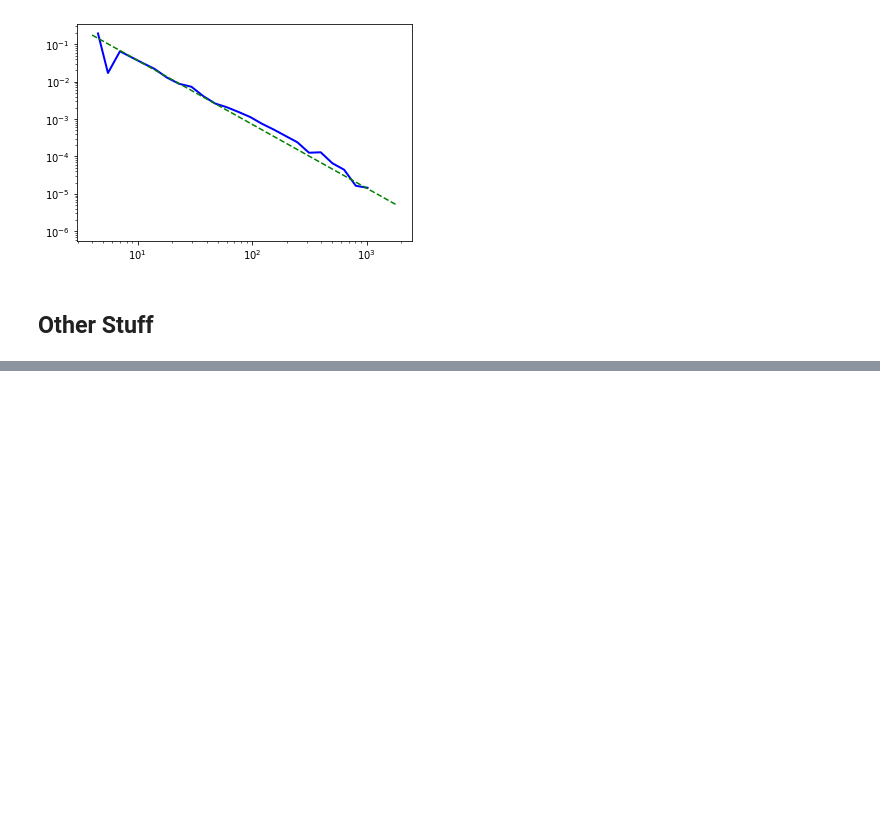
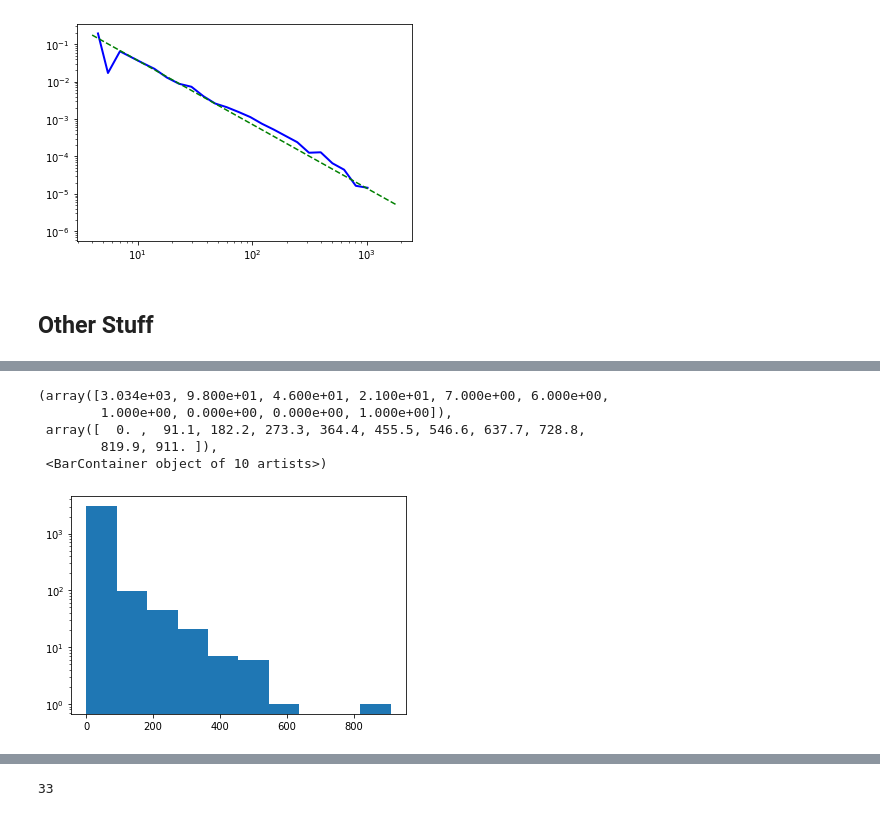
Before and after one commit to NicolaClark/TGNAP2021, a Jupyter notebook: notebooks/Main notebook.ipynb, the cells around one changed output, grey strips where cells are left out. Drawn from its saved outputs; the diff is of its cells as text; code cells hidden in the pictures; blank space fills up the shorter version.

```diff
--- a/notebooks/Main notebook.ipynb
+++ b/notebooks/Main notebook.ipynb
@@ -372,0 +411,9 @@ unique_equipment.to_csv("../network/planes.csv", sep='\t',index=False)
+# %%
+plt.hist(mininout,log=True)
+# %% [output]
+(array([3.034e+03, 9.800e+01, 4.600e+01, 2.100e+01, 7.000e+00, 6.000e+00,
+        1.000e+00, 0.000e+00, 0.000e+00, 1.000e+00]),
+ array([  0. ,  91.1, 182.2, 273.3, 364.4, 455.5, 546.6, 637.7, 728.8,
+        819.9, 911. ]),
+ <BarContainer object of 10 artists>)
+[figure, added]
@@ -374,3 +424,7 @@ unique_equipment.to_csv("../network/planes.csv", sep='\t',index=False)
 <a style='text-decoration:none;line-height:16px;display:flex;color:#5B5B62;padding:10px;justify-content:end;' href='https://deepnote.com?utm_source=created-in-deepnote-cell&projectId=30c69275-ad4c-4319-be77-065d0edffda8' target="_blank">
 <img alt='Created in deepnote.com' style='display:inline;max-height:16px;margin:0px;margin-right:7.5px;' src='embedded-picture-1' > </img>
 Created in <span style='font-weight:600;margin-left:4px;'>Deepnote</span></a>
+# %%
+min_occurances[0]#could this cause issues?
+# %% [output]
+33
```
Also changed, not shown: parts of 9 cells of this notebook, 1 other file.
